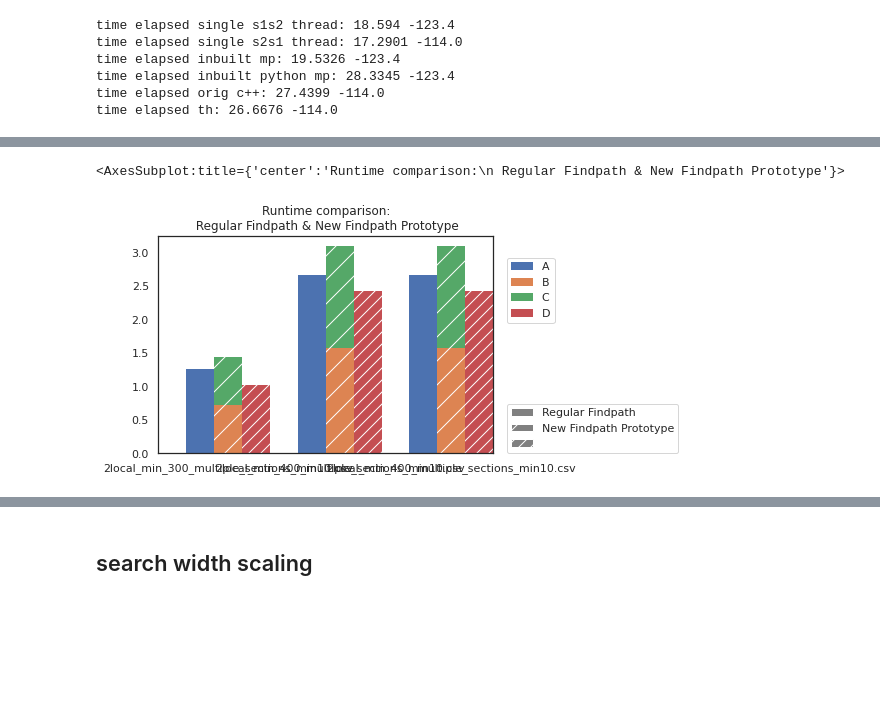
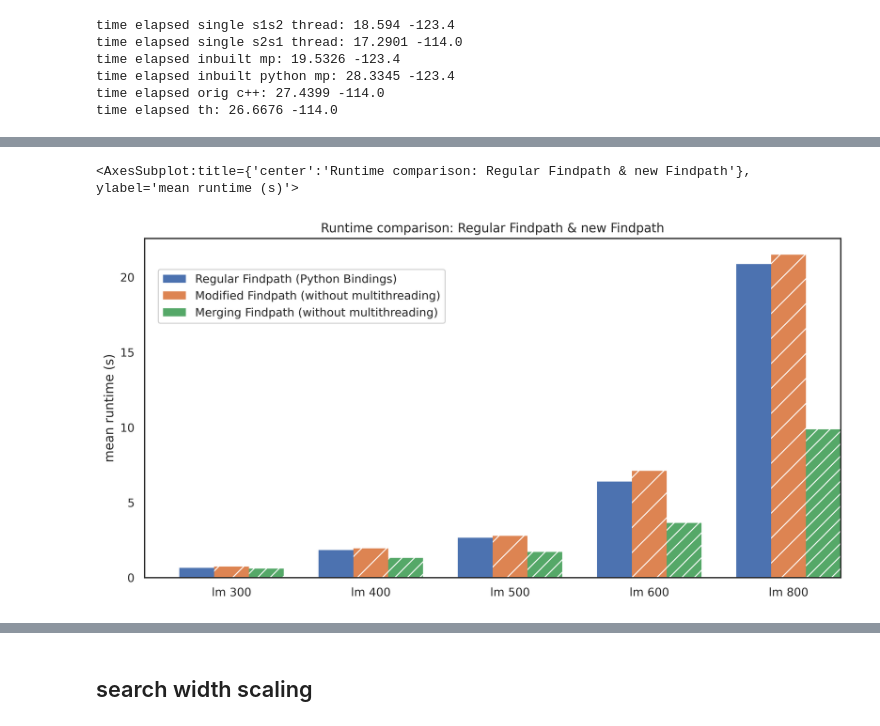
Before and after one commit to maxf-at/findpath_cpp, a Jupyter notebook: benchmarks.ipynb, the cells around one changed output, grey strips where cells are left out. Cells and saved outputs as stored; diff of their text form; code cells hidden in the pictures; blank space fills up the shorter version.

```diff
--- a/benchmarks.ipynb
+++ b/benchmarks.ipynb
@@ -257,7 +246,8 @@ def plot_clustered_stacked(dfall, labels=None, title="",  H="/", **kwargs):
     for i in range(n_df):
         n.append(axe.bar(0, 0, color="gray", hatch=H * i))
 
-    l1 = axe.legend(h[:n_col], l[:n_col], loc=[1.04, 0.6])
+#     l1 = axe.legend(h[:n_col], l[:n_col], loc=[1.04, 0.6])
+    l1 = axe.legend(h[:n_col], l[:n_col], loc=[0.02, 0.75])
     if labels is not None:
         l2 = plt.legend(n, labels, loc=[1.04, 0.0])
     axe.add_artist(l1)
@@ -282,43 +364,48 @@ plot_clustered_stacked([df1, df2, df3],["df1", "df2", "df3"])
 # %%
-
 
 prefix = r"./results/"
 
 # plot_clustered_stacked([df1, df2, df3],["df1", "df2", "df3"])
 
 df1 = pd.DataFrame()
 df2 = pd.DataFrame()
 df3 = pd.DataFrame()
 
-def add_runtime_result(filename,df1,df2,df3):
+def add_runtime_result(filename,df1,df2,df3, name):
     df = pd.read_csv(prefix+filename)
-    dfa = pd.DataFrame([df["py_runtimes"].mean(),0,0,0],
-                       index=["A", "B", "C", "D"],
-                       columns=[filename])
+    dfa = pd.DataFrame([df["py_runtimes"].mean(),0,0],
+                       index=["Regular Findpath (Python Bindings)", "Modified Findpath (without multithreading)", "Merging Findpath (without multithreading)"],
+                       columns=[name])
     df1 = pd.concat([df1, dfa.T])
 
 
-    dfb = pd.DataFrame([0, df["single_1_runtimes"].mean(), df["single_2_runtimes"].mean(),0],
-                       index=["A", "B", "C", "D"],
-                       columns=[filename])
+    dfb = pd.DataFrame([0, df["single_1_runtimes"].mean()+df["single_2_runtimes"].mean(),0],
+                       index=["Regular Findpath (Python Bindings)", "Modified Findpath (without multithreading)", "Merging Findpath (without multithreading)"],
+                       columns=[name])
     df2 = pd.concat([df2, dfb.T])
 
-    dfc = pd.DataFrame([0,0,0,df["mp_runtimes"].mean()],
-                       index=["A", "B", "C", "D"],
-                       columns=[filename])
+    dfc = pd.DataFrame([0,0,df["new_merge_runtimes"].mean()],
+                       index=["Regular Findpath (Python Bindings)", "Modified Findpath (without multithreading)", "Merging Findpath (without multithreading)"],
+                       columns=[name])
     df3 = pd.concat([df3, dfc.T])
 
     return df1, df2, df3
 
 
-filename = r"2local_min_300_multiple_sections_min10.csv"
-df1, df2, df3 = add_runtime_result(filename, df1,df2, df3)
-filename = r"2local_min_400_multiple_sections_min10.csv"
-df1, df2, df3 = add_runtime_result(filename, df1, df2, df3)
-filename = r"2local_min_400_multiple_sections_min10.csv"
-df1, df2, df3 = add_runtime_result(filename, df1, df2, df3)
+filename = r"3_local_min_300_multiple_sections_min10.csv"
+df1, df2, df3 = add_runtime_result(filename, df1, df2, df3, "lm 300")
+filename = r"3_local_min_400_multiple_sections_min10.csv"
+df1, df2, df3 = add_runtime_result(filename, df1, df2, df3, "lm 400")
+filename = r"3_local_min_500_multiple_sections_min10.csv"
+df1, df2, df3 = add_runtime_result(filename, df1, df2, df3, "lm 500")
+filename = r"3_local_min_600_multiple_sections_min10.csv"
+df1, df2, df3 = add_runtime_result(filename, df1, df2, df3, "lm 600")
+filename = r"3_local_min_800_multiple_sections_min10.csv"
+df1, df2, df3 = add_runtime_result(filename, df1, df2, df3, "lm 800")
 
-plot_clustered_stacked([df1, df2, df3],["Regular Findpath", "New Findpath Prototype", ""], title="Runtime comparison:\n Regular Findpath & New Findpath Prototype")
+plt.figure(figsize=(12, 6), dpi=400)
+plt.ylabel("mean runtime (s)")
+plot_clustered_stacked([df1, df2, df3], title="Runtime comparison: Regular Findpath & new Findpath")
 # %% [output]
-<AxesSubplot:title={'center':'Runtime comparison:\n Regular Findpath & New Findpath Prototype'}>
+<AxesSubplot:title={'center':'Runtime comparison: Regular Findpath & new Findpath'}, ylabel='mean runtime (s)'>
-[figure, old version]
+[figure, new version]
```
Also changed, not shown: parts of 18 cells of this notebook, 13 other files.
